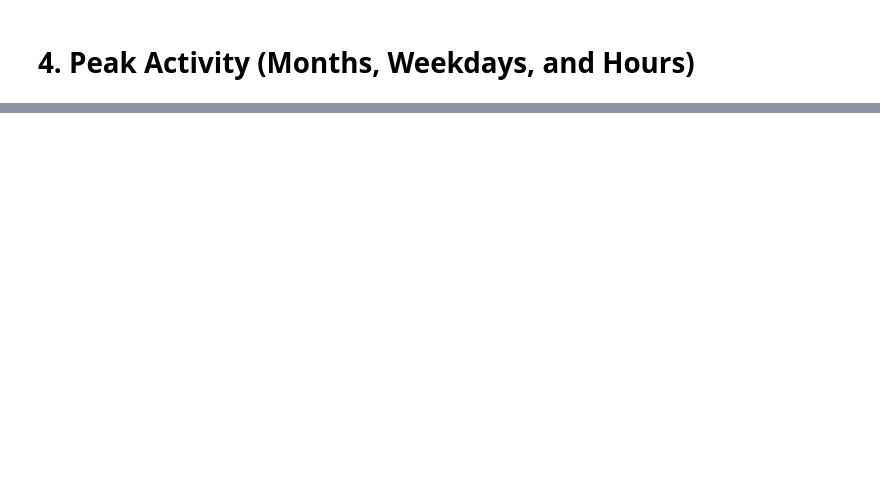
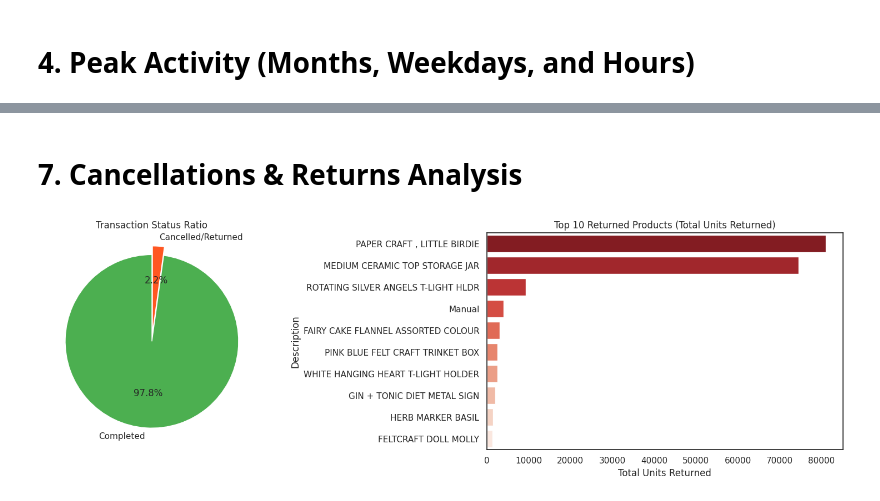
Before and after one commit to mohany606/RFM-Analysis-task-NTI, a Jupyter notebook: task_15.ipynb, the cells around one changed output, grey strips where cells are left out. Cells and saved outputs as stored; diff of their text form; code cells hidden in the pictures; blank space fills up the shorter version.

```diff
--- a/task_15.ipynb
+++ b/task_15.ipynb
@@ -327,0 +304,21 @@ plt.show()
+# %% [markdown]
+# **7. Cancellations & Returns Analysis**
+# %%
+fig, axes = plt.subplots(1, 2, figsize=(16, 5))
+
+# 1. Overall Return Proportion
+cancellation_counts = df['IsCancellation'].value_counts(normalize=True) * 100
+axes[0].pie(cancellation_counts, labels=['Completed', 'Cancelled/Returned'],
+            autopct='%1.1f%%', colors=['#4CAF50', '#FF5722'], explode=(0, 0.1), startangle=90)
+axes[0].set_title('Transaction Status Ratio')
+
+# 2. Top Returned Products by Frequency
+top_returns = returns_df.assign(AbsQuantity=returns_df['Quantity'].abs()).groupby(prod_col)['AbsQuantity'].sum().nlargest(10).reset_index()
+sns.barplot(data=top_returns, y=prod_col, x='AbsQuantity', ax=axes[1], palette='Reds_r', hue=prod_col, legend=False)
+axes[1].set_title('Top 10 Returned Products (Total Units Returned)')
+axes[1].set_xlabel('Total Units Returned')
+
+plt.tight_layout()
+plt.show()
+# %% [output]
+[figure, added]
```
Also changed, not shown: parts of 30 cells of this notebook.
